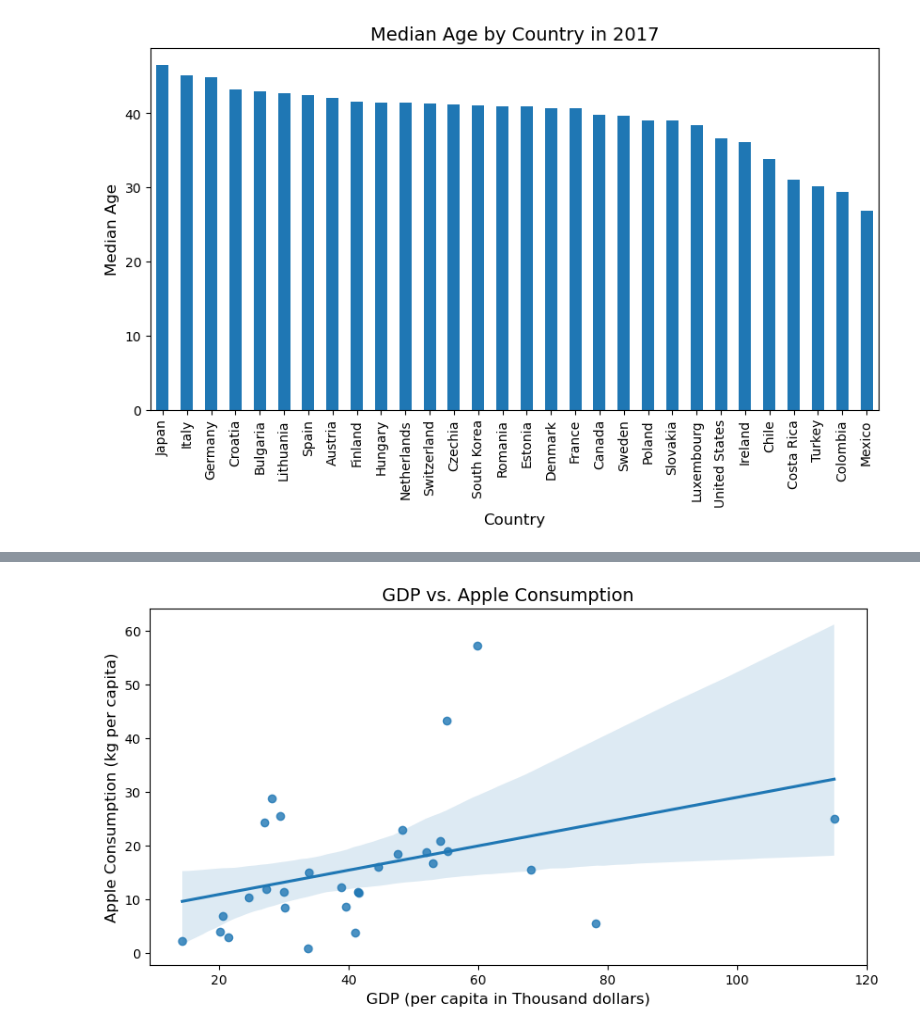
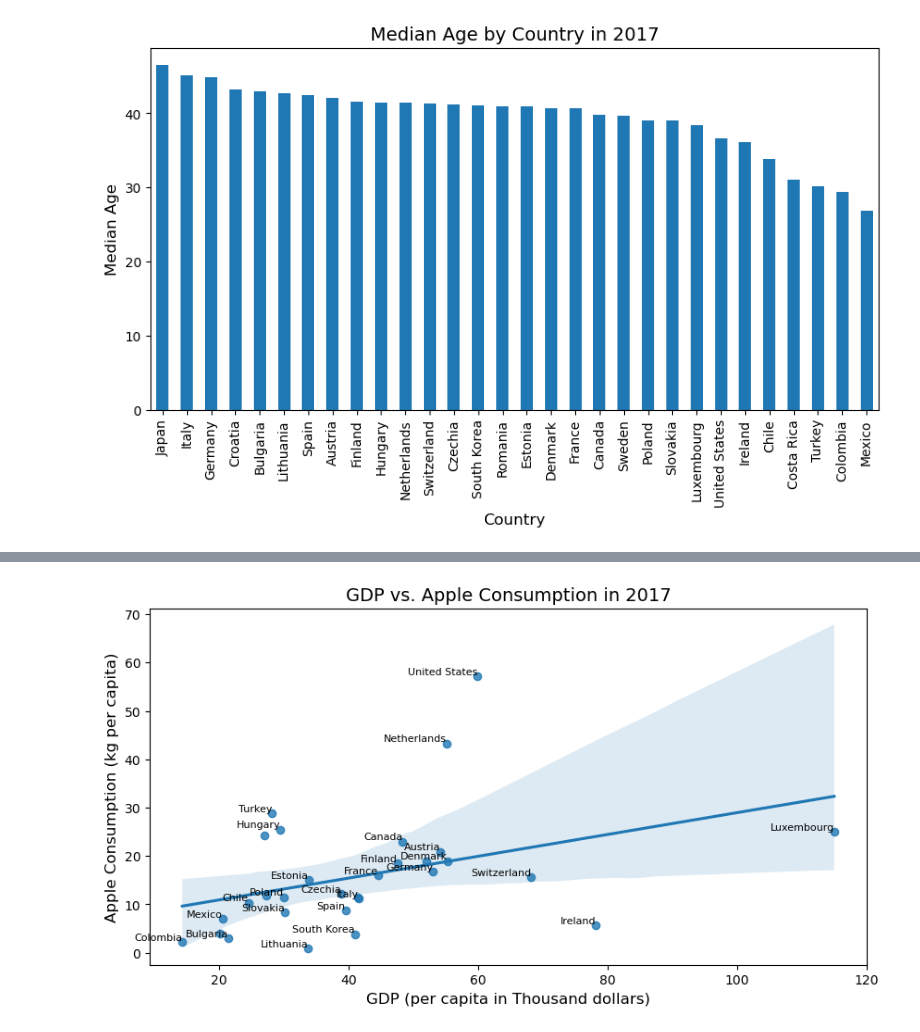
Before and after one commit to matteocasolari/myths-vs-data, a Jupyter notebook: 01_an_apple_a_day/notebooks/01_an_apple_a_day.ipynb, the cells around one changed output, grey strips where cells are left out. Drawn from its saved outputs; the diff is of its cells as text; code cells hidden in the pictures.

```diff
--- a/01_an_apple_a_day/notebooks/01_an_apple_a_day.ipynb
+++ b/01_an_apple_a_day/notebooks/01_an_apple_a_day.ipynb
@@ -232,10 +279,29 @@ sns.regplot(
     ax=ax,
 )
 
+# Skipping some countries to prevent overlapping
+skipped_countries = [
+    "Denmark",
+    "Italy",
+    "Finland",
+    "Estonia",
+    "Romania",
+]
+for i, txt in enumerate(df["country"]):
+    if txt not in skipped_countries:
+        ax.text(
+            df["median_age"].iloc[i],
+            df["doctor_visits_per_capita"].iloc[i],
+            txt,
+            fontsize=8,
+            ha="right",
+            va="bottom",
+        )
+
 set_plot_labels(
     ax=ax,
     xlabel="Median Age",
     ylabel="Doctor Visits (per capita)",
-    title="Median Age vs. Doctor Visits",
+    title=f"Median Age vs. Doctor Visits in {chosen_year}",
 )
 # %% [output]
@@ -273,21 +330,40 @@ Notes:
 # %%
 fig, ax = plt.subplots(figsize=figsize)
 
 sns.regplot(
     data=df,
     x="gdp_per_capita_k",
     y="apple_consumption_per_capita_kg",
     ax=ax,
 )
 
+# Skipping some countries to prevent overlapping
+skipped_countries = [
+    "Japan",
+    "Sweden",
+    "Croatia",
+    "Costa Rica",
+    "Romania",
+]
+for i, txt in enumerate(df["country"]):
+    if txt not in skipped_countries:
+        ax.text(
+            df["gdp_per_capita_k"].iloc[i],
+            df["apple_consumption_per_capita_kg"].iloc[i],
+            txt,
+            fontsize=8,
+            ha="right",
+            va="bottom",
+        )
+
 set_plot_labels(
     ax=ax,
     xlabel="GDP (per capita in Thousand dollars)",
     ylabel="Apple Consumption (kg per capita)",
-    title="GDP vs. Apple Consumption",
+    title=f"GDP vs. Apple Consumption in {chosen_year}",
 )
 # %% [output]
-[figure, old version]
+[figure, new version]
 # %%
 X = df["gdp_per_capita_k"]
 y = df["apple_consumption_per_capita_kg"]
```
Also changed, not shown: parts of 8 cells of this notebook.
